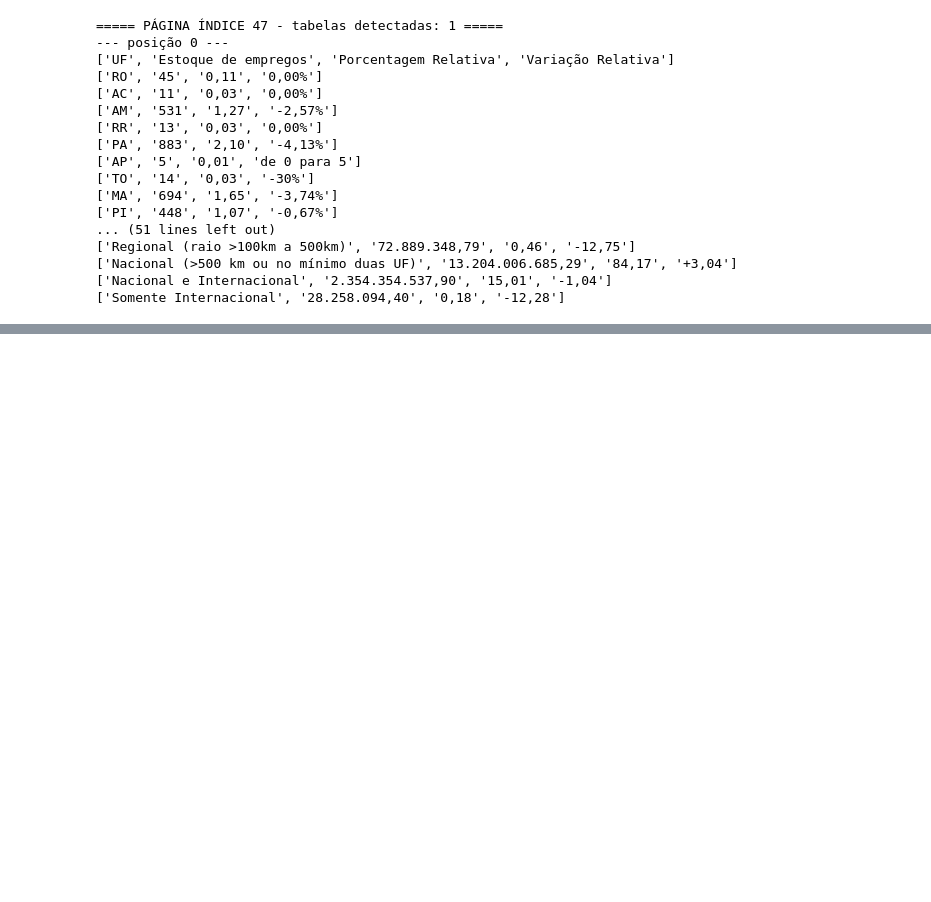
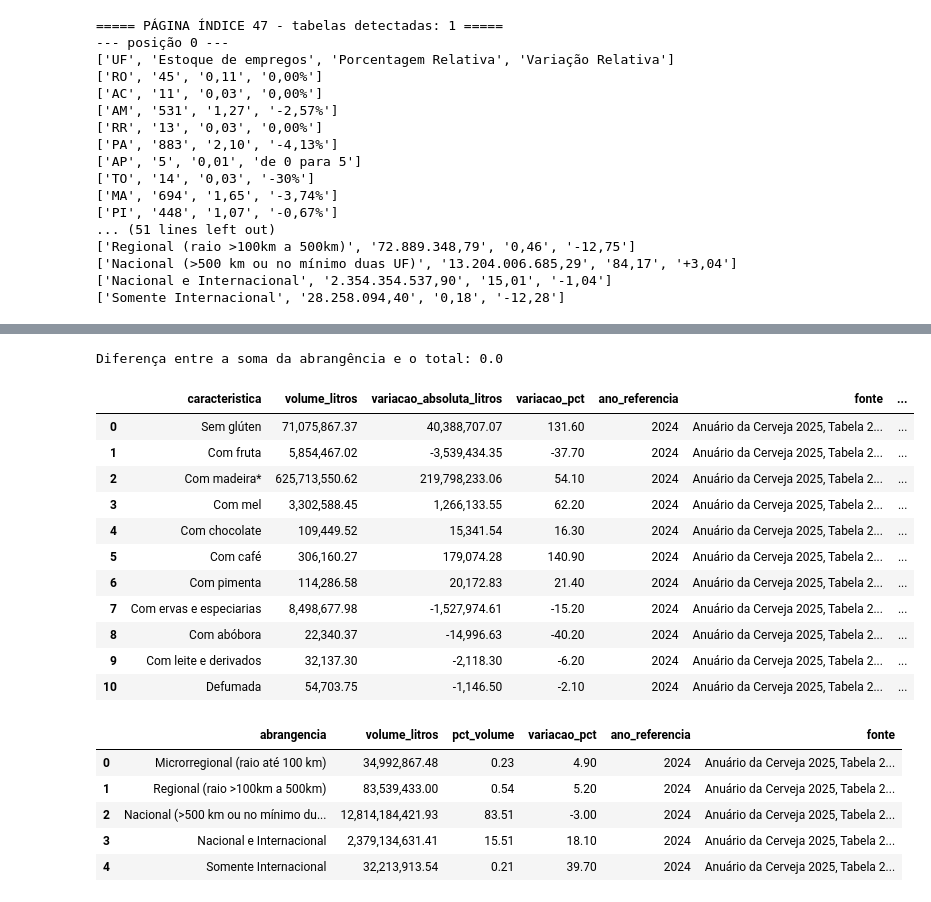
Before and after one commit to GianPlanezio/cerveja-brasil, a Jupyter notebook: notebooks/01_extracao.ipynb, the cells around one changed output, grey strips where cells are left out. Saved outputs shown, nothing was run; the diff lists cells and outputs as text; code cells hidden in the pictures; blank space fills up the shorter version.

```diff
--- a/notebooks/01_extracao.ipynb
+++ b/notebooks/01_extracao.ipynb
@@ -224,0 +492,67 @@ with pdfplumber.open(CAMINHO_PDF) as pdf:
+# %%
+caracteristicas_2024 = [
+    ("Sem glúten", 71_075_867.37, 40_388_707.07, 131.6),
+    ("Com fruta", 5_854_467.02, -3_539_434.35, -37.7),
+    ("Com madeira*", 625_713_550.62, 219_798_233.06, 54.1),
+    ("Com mel", 3_302_588.45, 1_266_133.55, 62.2),
+    ("Com chocolate", 109_449.52, 15_341.54, 16.3),
+    ("Com café", 306_160.27, 179_074.28, 140.9),
+    ("Com pimenta", 114_286.58, 20_172.83, 21.4),
+    ("Com ervas e especiarias", 8_498_677.98, -1_527_974.61, -15.2),
+    ("Com abóbora", 22_340.37, -14_996.63, -40.2),
+    ("Com leite e derivados", 32_137.30, -2_118.30, -6.2),
+    ("Defumada", 54_703.75, -1_146.50, -2.1),
+]
+
+df_carac_2024 = pd.DataFrame(
+    caracteristicas_2024,
+    columns=["caracteristica", "volume_litros", "variacao_absoluta_litros", "variacao_pct"],
+)
+df_carac_2024["ano_referencia"] = 2024
+df_carac_2024["fonte"] = "Anuário da Cerveja 2025, Tabela 23, p. 56 (digitado da imagem)"
+df_carac_2024.to_csv(PASTA_SAIDA / "caracteristicas_2024.csv", index=False)
+
+volume_2023 = df_carac_2024["volume_litros"] - df_carac_2024["variacao_absoluta_litros"]
+df_carac_2024["variacao_recalculada"] = (df_carac_2024["variacao_absoluta_litros"] / volume_2023 * 100).round(1)
+
+df_abrang_2024 = pd.DataFrame({
+    "abrangencia": [
+        "Microrregional (raio até 100 km)",
+        "Regional (raio >100km a 500km)",
+        "Nacional (>500 km ou no mínimo duas UF)",
+        "Nacional e Internacional",
+        "Somente Internacional",
+    ],
+    "volume_litros": [34_992_867.48, 83_539_433.00, 12_814_184_421.93, 2_379_134_631.41, 32_213_913.54],
+    "pct_volume": [0.23, 0.54, 83.51, 15.51, 0.21],
+    "variacao_pct": [4.9, 5.2, -3.0, 18.1, 39.7],
+})
+df_abrang_2024["ano_referencia"] = 2024
+df_abrang_2024["fonte"] = "Anuário da Cerveja 2025, Tabela 24, p. 57 (digitado da imagem)"
+df_abrang_2024.to_csv(PASTA_SAIDA / "abrangencia_2024.csv", index=False)
+
+diferenca = df_abrang_2024["volume_litros"].sum() - TOTAL_2024_ORIGINAL
+print("Diferença entre a soma da abrangência e o total:", round(diferenca, 2))
+
+display(df_carac_2024)
+display(df_abrang_2024)
+# %% [output]
+Diferença entre a soma da abrangência e o total: 0.0
+|  | caracteristica | volume_litros | variacao_absoluta_litros | variacao_pct | ano_referencia | fonte | ... |
+| 0 | Sem glúten | 71,075,867.37 | 40,388,707.07 | 131.60 | 2024 | Anuário da Cerveja 2025, Tabela 2... | ... |
+| 1 | Com fruta | 5,854,467.02 | -3,539,434.35 | -37.70 | 2024 | Anuário da Cerveja 2025, Tabela 2... | ... |
+| 2 | Com madeira* | 625,713,550.62 | 219,798,233.06 | 54.10 | 2024 | Anuário da Cerveja 2025, Tabela 2... | ... |
+| 3 | Com mel | 3,302,588.45 | 1,266,133.55 | 62.20 | 2024 | Anuário da Cerveja 2025, Tabela 2... | ... |
+| 4 | Com chocolate | 109,449.52 | 15,341.54 | 16.30 | 2024 | Anuário da Cerveja 2025, Tabela 2... | ... |
+| 5 | Com café | 306,160.27 | 179,074.28 | 140.90 | 2024 | Anuário da Cerveja 2025, Tabela 2... | ... |
+| 6 | Com pimenta | 114,286.58 | 20,172.83 | 21.40 | 2024 | Anuário da Cerveja 2025, Tabela 2... | ... |
+| 7 | Com ervas e especiarias | 8,498,677.98 | -1,527,974.61 | -15.20 | 2024 | Anuário da Cerveja 2025, Tabela 2... | ... |
+| 8 | Com abóbora | 22,340.37 | -14,996.63 | -40.20 | 2024 | Anuário da Cerveja 2025, Tabela 2... | ... |
+| 9 | Com leite e derivados | 32,137.30 | -2,118.30 | -6.20 | 2024 | Anuário da Cerveja 2025, Tabela 2... | ... |
+| 10 | Defumada | 54,703.75 | -1,146.50 | -2.10 | 2024 | Anuário da Cerveja 2025, Tabela 2... | ... |
+|  | abrangencia | volume_litros | pct_volume | variacao_pct | ano_referencia | fonte |
+| 0 | Microrregional (raio até 100 km) | 34,992,867.48 | 0.23 | 4.90 | 2024 | Anuário da Cerveja 2025, Tabela 2... |
+| 1 | Regional (raio >100km a 500km) | 83,539,433.00 | 0.54 | 5.20 | 2024 | Anuário da Cerveja 2025, Tabela 2... |
+| 2 | Nacional (>500 km ou no mínimo du... | 12,814,184,421.93 | 83.51 | -3.00 | 2024 | Anuário da Cerveja 2025, Tabela 2... |
+| 3 | Nacional e Internacional | 2,379,134,631.41 | 15.51 | 18.10 | 2024 | Anuário da Cerveja 2025, Tabela 2... |
+| 4 | Somente Internacional | 32,213,913.54 | 0.21 | 39.70 | 2024 | Anuário da Cerveja 2025, Tabela 2... |
```
Also changed, not shown: parts of 6 cells of this notebook, 8 other files.
